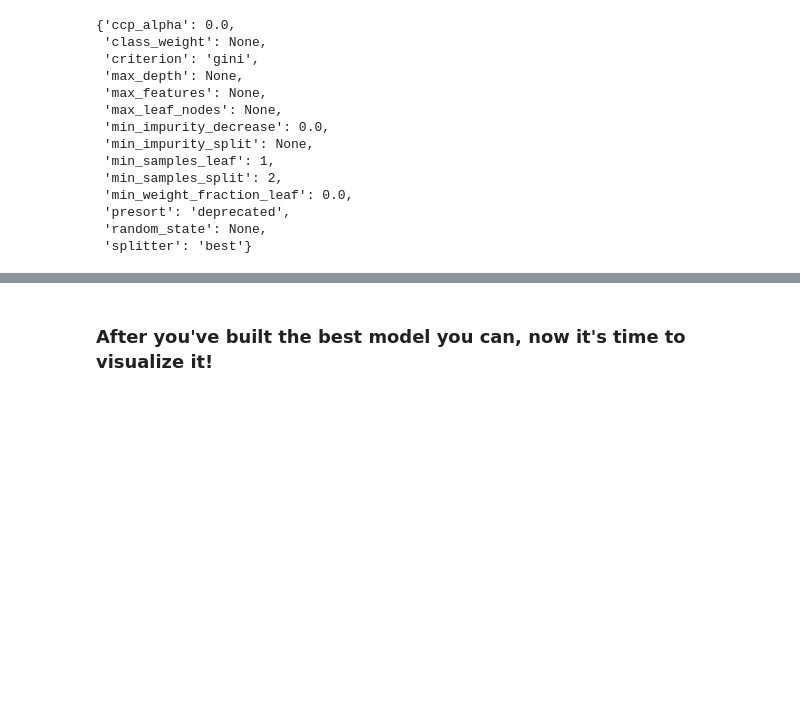
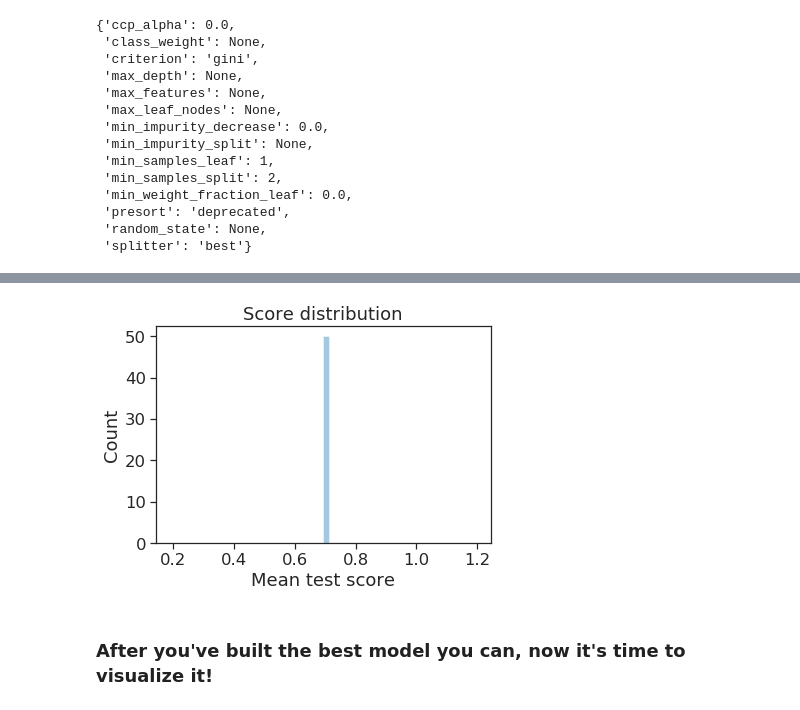
Before and after one commit to gperdrizet/tree-based_algorithms, a Jupyter notebook: Mini_Project_Tree-Based_Algorithms.ipynb, the cells around one changed output, grey strips where cells are left out. Saved outputs shown, nothing was run; the diff lists cells and outputs as text; code cells hidden in the pictures; blank space fills up the shorter version.

```diff
--- a/Mini_Project_Tree-Based_Algorithms.ipynb
+++ b/Mini_Project_Tree-Based_Algorithms.ipynb
@@ -132,0 +166,3 @@ Ok, let's take a look at the docs and see what some of these things are:
+# %%
+results = pd.DataFrame(random_search.cv_results_).dropna()
+results.describe()
@@ -133,3 +179,19 @@ Ok, let's take a look at the docs and see what some of these things are:
+# %%
+import matplotlib.pyplot as plt
+import seaborn as sns
+
+sns.set_style("ticks")
+sns.set_context("notebook", font_scale=1.5, rc={"lines.linewidth": 2.5})
+sns.despine()
+
+score_plot = sns.distplot(results['mean_test_score']);
+score_plot.set_title('Score distribution')
+score_plot.set_ylabel('Count')
+score_plot.set_xlabel('Mean test score')
+
+plt.show()
+# %% [output]
+[figure, added]
 # %% [markdown]
 ### After you've built the best model you can, now it's time to visualize it!
 # %% [markdown]
```
Also changed, not shown: parts of 4 cells of this notebook.
